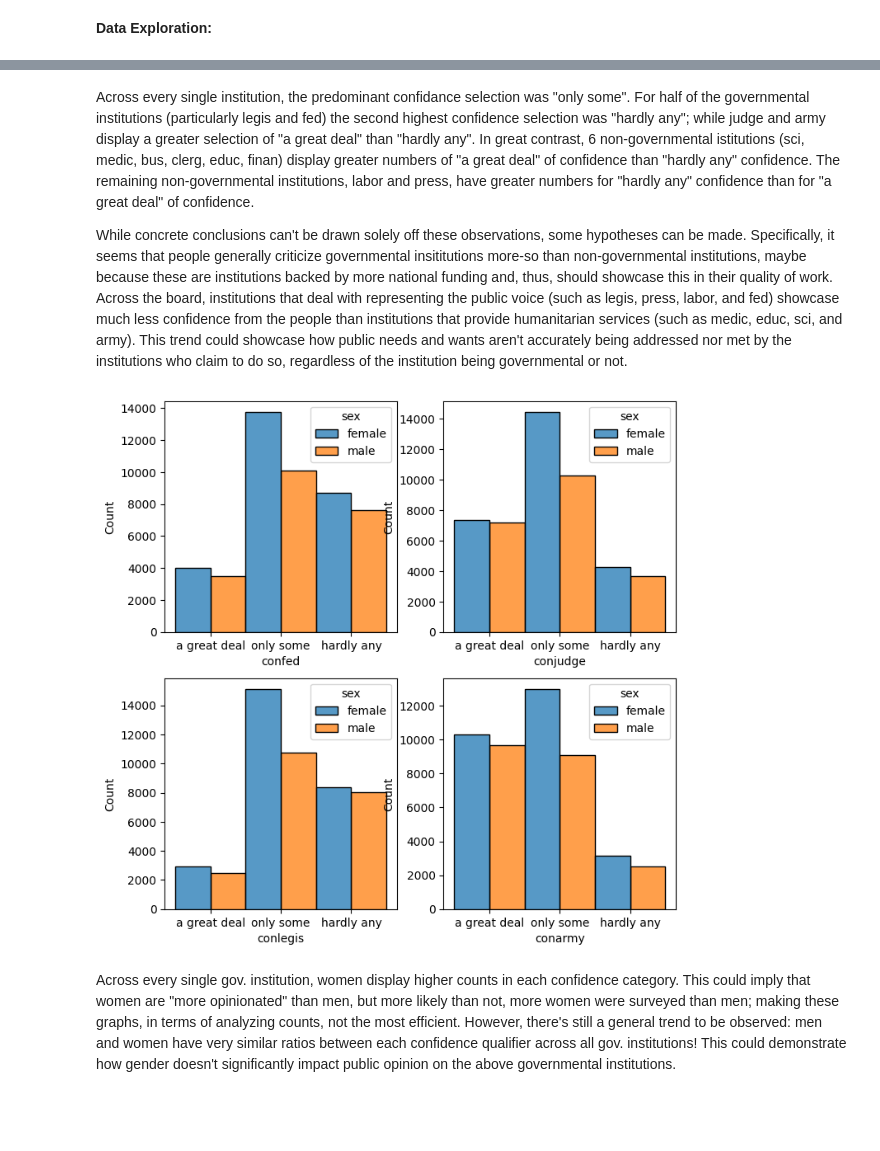
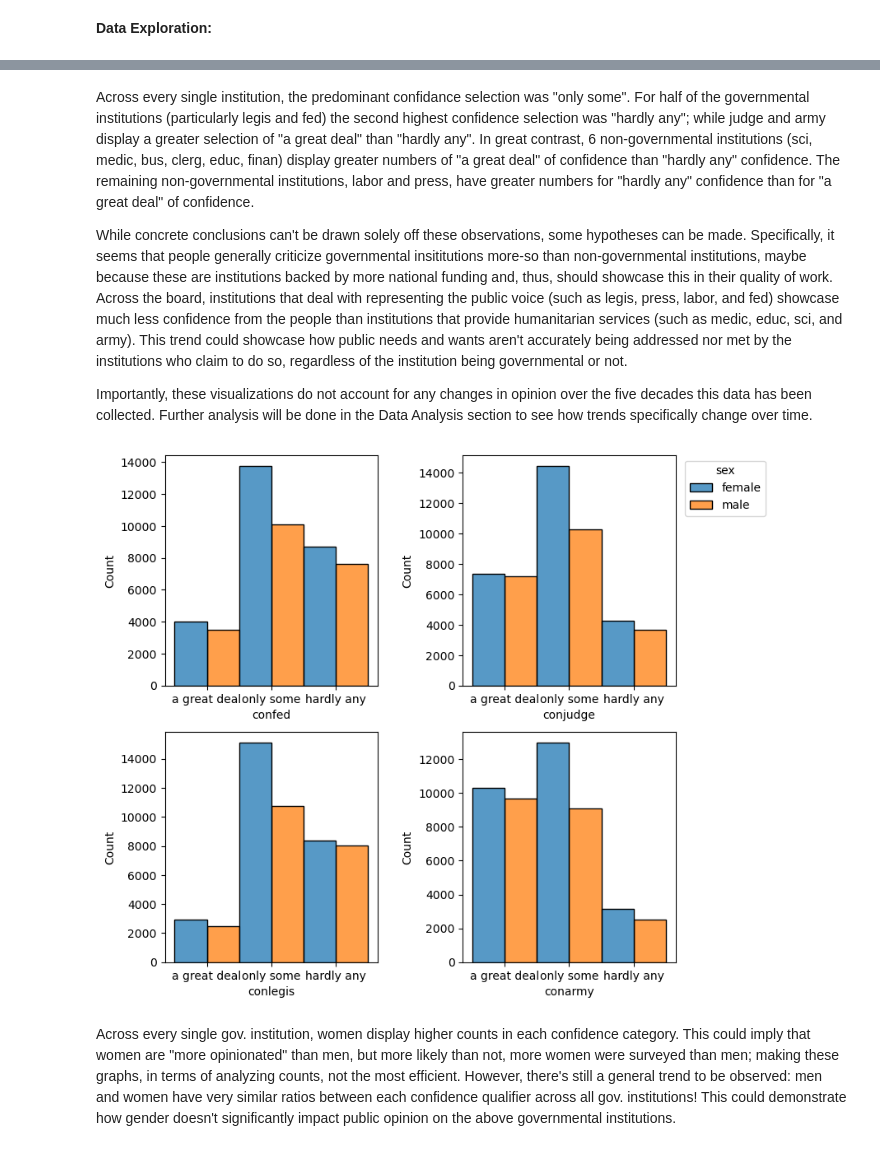
Before and after one commit to kaykizzzle/ML-project-1, a Jupyter notebook: GSS Project Code.ipynb, the cells around one changed output, grey strips where cells are left out. Saved outputs shown, nothing was run; the diff lists cells and outputs as text; code cells hidden in the pictures; blank space fills up the shorter version.

Commit message:
Fixed graph spacing, consolidated legends, touched up writing and format

```diff
--- a/GSS Project Code.ipynb
+++ b/GSS Project Code.ipynb
@@ -91,4 +77,6 @@ import pandas as pd
 df = pd.read_csv('selected_gss_data.csv',low_memory=False)
 
 # List of variables
-var_list = ['year','occ10','marital','martype','age','educ','major1','sex','race','satfin','pres20','eqwlth','tax','relig','confinan','conbus','conclerg','coneduc','confed','conlabor','conpress','conmedic','conjudge','consci','conlegis','conarmy','conpharvac','fepol','owngun','helpnot','hlthdep','hlthconf','sexfreq','childs','helpful']
+var_list = ['year','occ10','marital','martype','age','educ','major1','sex','race','satfin','pres20','eqwlth','tax','relig',
+            'confinan','conbus','conclerg','coneduc','confed','conlabor','conpress','conmedic','conjudge','consci','conlegis',
+            'conarmy','conpharvac','fepol','owngun','helpnot','hlthdep','hlthconf','sexfreq','childs','helpful']
@@ -173,20 +164,29 @@ plt.show()
 # %% [markdown]
-Across every single institution, the predominant confidance selection was "only some". For half of the governmental institutions (particularly legis and fed) the second highest confidence selection was "hardly any"; while judge and army display a greater selection of "a great deal" than "hardly any". In great contrast, 6 non-governmental istitutions (sci, medic, bus, clerg, educ, finan) display greater numbers of "a great deal" of confidence than "hardly any" confidence. The remaining non-governmental institutions, labor and press, have greater numbers for "hardly any" confidence than for "a great deal" of confidence.
+Across every single institution, the predominant confidance selection was "only some". For half of the governmental institutions (particularly legis and fed) the second highest confidence selection was "hardly any"; while judge and army display a greater selection of "a great deal" than "hardly any". In great contrast, 6 non-governmental institutions (sci, medic, bus, clerg, educ, finan) display greater numbers of "a great deal" of confidence than "hardly any" confidence. The remaining non-governmental institutions, labor and press, have greater numbers for "hardly any" confidence than for "a great deal" of confidence.
 
 While concrete conclusions can't be drawn solely off these observations, some hypotheses can be made. Specifically, it seems that people generally criticize governmental insititutions more-so than non-governmental institutions, maybe because these are institutions backed by more national funding and, thus, should showcase this in their quality of work. Across the board, institutions that deal with representing the public voice (such as legis, press, labor, and fed) showcase much less confidence from the people than institutions that provide humanitarian services (such as medic, educ, sci, and army). This trend could showcase how public needs and wants aren't accurately being addressed nor met by the institutions who claim to do so, regardless of the institution being governmental or not.
+
+Importantly, these visualizations do not account for any changes in opinion over the five decades this data has been collected. Further analysis will be done in the Data Analysis section to see how trends specifically change over time.
 # %%
 # The confidence in federal government seems the most interesting, here compared to biological sex.
 
 fig, axs = plt.subplots(2, 2, figsize=(8,8))
 
-sns.histplot(data=df, x='confed', hue='sex', multiple='dodge', ax=axs[0, 0])
-sns.histplot(data=df, x='conjudge', hue='sex', multiple='dodge', ax=axs[0, 1])
-sns.histplot(data=df, x='conlegis', hue='sex', multiple='dodge', ax=axs[1, 0])
-sns.histplot(data=df, x='conarmy', hue='sex', multiple='dodge', ax=axs[1, 1])
+s1 = sns.histplot(data=df, x='confed', hue='sex', multiple='dodge', ax=axs[0, 0])
+s2 = sns.histplot(data=df, x='conjudge', hue='sex', multiple='dodge', ax=axs[0, 1])
+s3 = sns.histplot(data=df, x='conlegis', hue='sex', multiple='dodge', ax=axs[1, 0])
+s4 = sns.histplot(data=df, x='conarmy', hue='sex', multiple='dodge', ax=axs[1, 1])
 
+sns.move_legend(s1, "upper right", bbox_to_anchor=(2.85, 1))
+s2.get_legend().remove()
+s3.get_legend().remove()
+s4.get_legend().remove()
+
+plt.subplots_adjust(wspace = 0.4)
+plt.subplots_adjust(hspace = 0.2)
 plt.show()
 # %% [output]
-[figure, old version]
+[figure, new version]
 # %% [markdown]
 Across every single gov. institution, women display higher counts in each confidence category. This could imply that women are "more opinionated" than men, but more likely than not, more women were surveyed than men; making these graphs, in terms of analyzing counts, not the most efficient. However, there's still a general trend to be observed: men and women have very similar ratios between each confidence qualifier across all gov. institutions! This could demonstrate how gender doesn't significantly impact public opinion on the above governmental institutions.
 # %%
```
Also changed, not shown: parts of 22 cells of this notebook.
